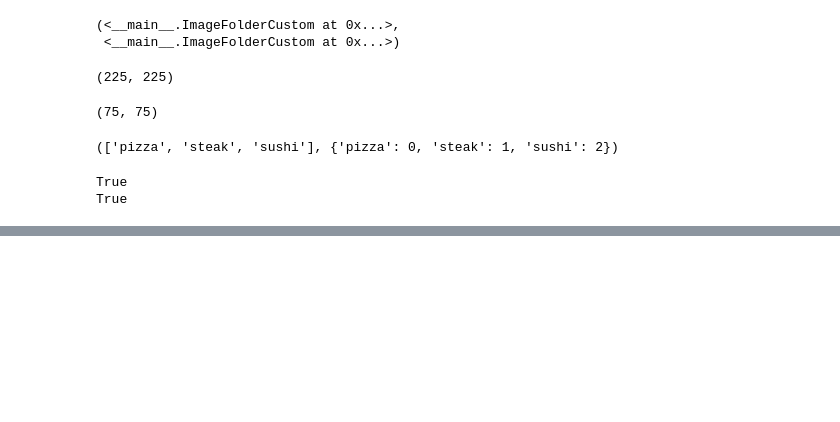
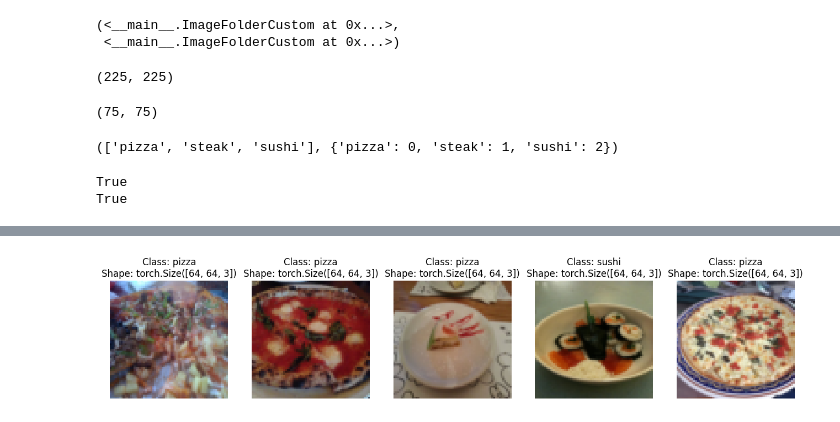
Before and after one commit to Dhyey-2005/PyTorch, a Jupyter notebook: 04_pytorch_custom_datasets.ipynb, the cells around one changed output, grey strips where cells are left out. Drawn from its saved outputs; the diff is of its cells as text; code cells hidden in the pictures; blank space fills up the shorter version.

```diff
--- a/04_pytorch_custom_datasets.ipynb
+++ b/04_pytorch_custom_datasets.ipynb
@@ -473,0 +522,10 @@ True
+# %%
+# Display random images from the ImageFolderCustom Dataset
+display_random_images(
+    train_data_custom,
+    n=5,
+    classes=class_names,
+    seed=None
+)
+# %% [output]
+[figure, added]
```
Also changed, not shown: parts of 3 cells of this notebook.
